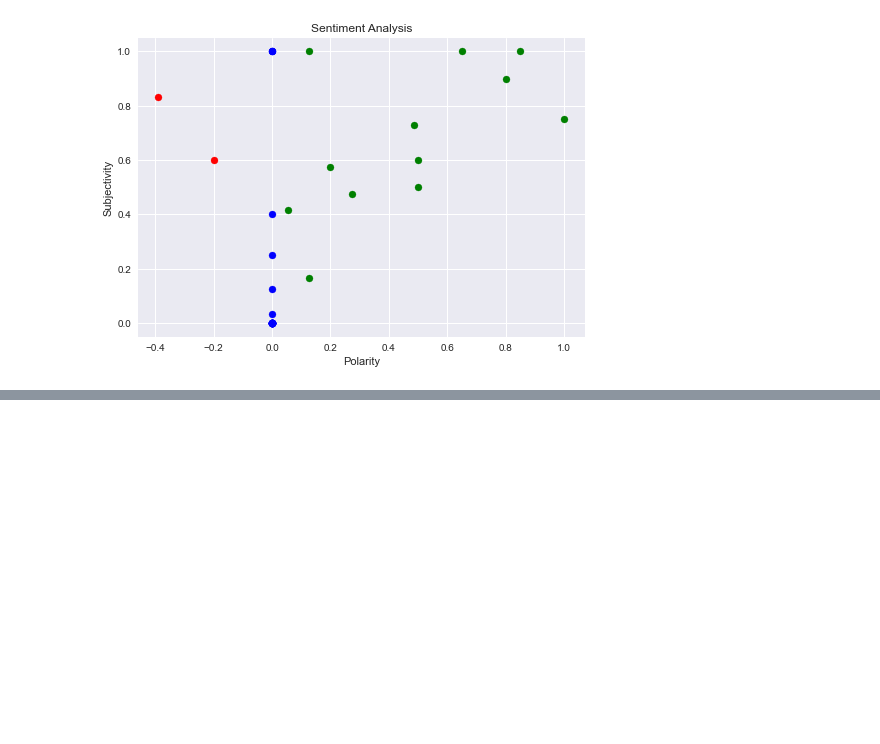
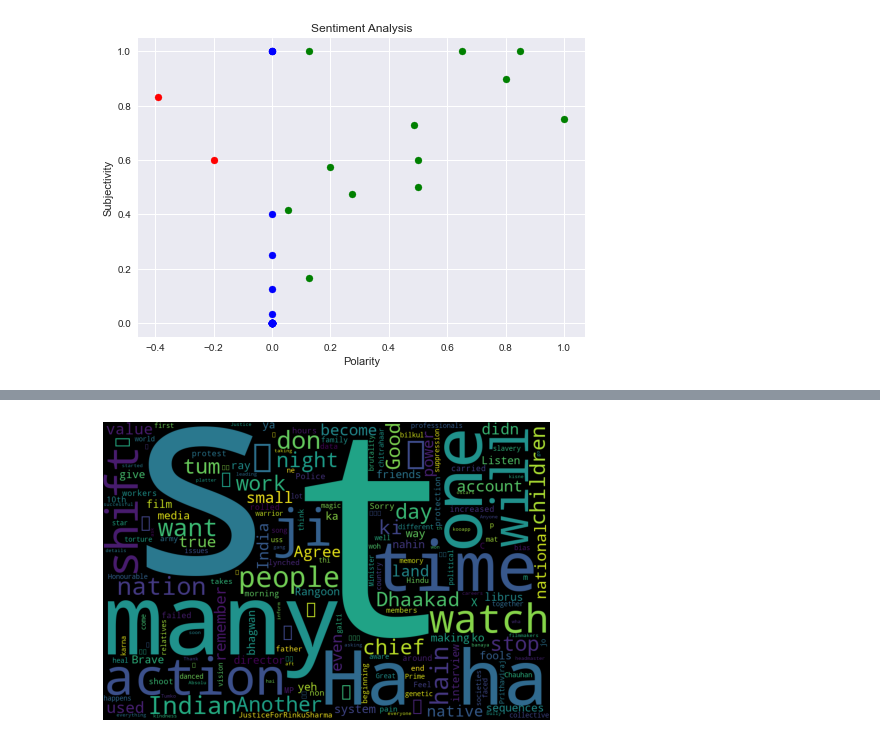
Before and after one commit to mayank-aggrwal/NLP, a Jupyter notebook: Twitter_Sentiment_Analysis/1_twitter_sentiment_analysis.ipynb, the cells around one changed output, grey strips where cells are left out. Drawn from its saved outputs; the diff is of its cells as text; code cells hidden in the pictures; blank space fills up the shorter version.

```diff
--- a/Twitter_Sentiment_Analysis/1_twitter_sentiment_analysis.ipynb
+++ b/Twitter_Sentiment_Analysis/1_twitter_sentiment_analysis.ipynb
@@ -438,0 +469,10 @@ df['Tweet'][0]
+# %%
+# wordcloud
+words = ' '.join([tweet for tweet in df['Tweet']])
+wordCloud = WordCloud(width=900, height=600).generate(words)
+
+plt.imshow(wordCloud)
+plt.axis('off')
+plt.show()
+# %% [output]
+[figure, added]
```
Also changed, not shown: parts of 12 cells of this notebook.
